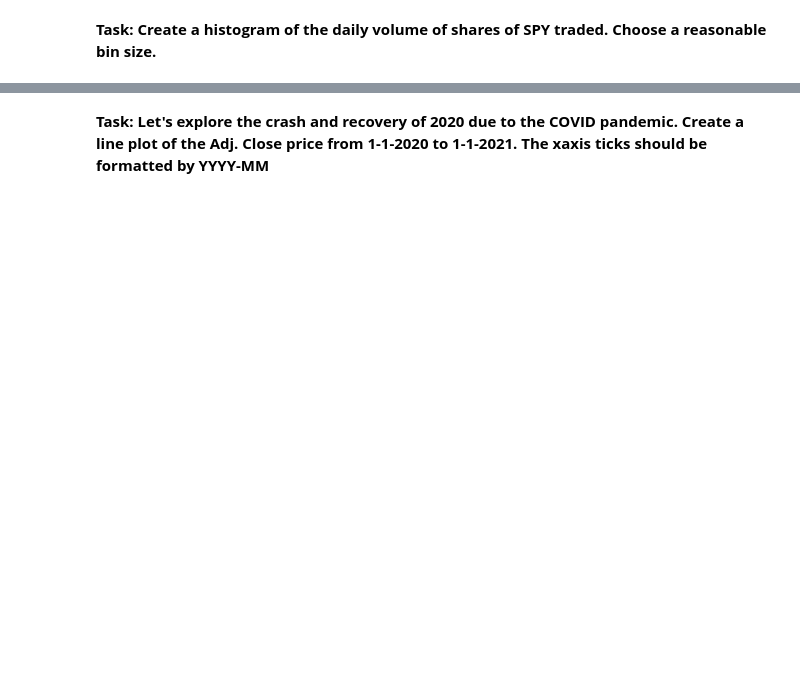
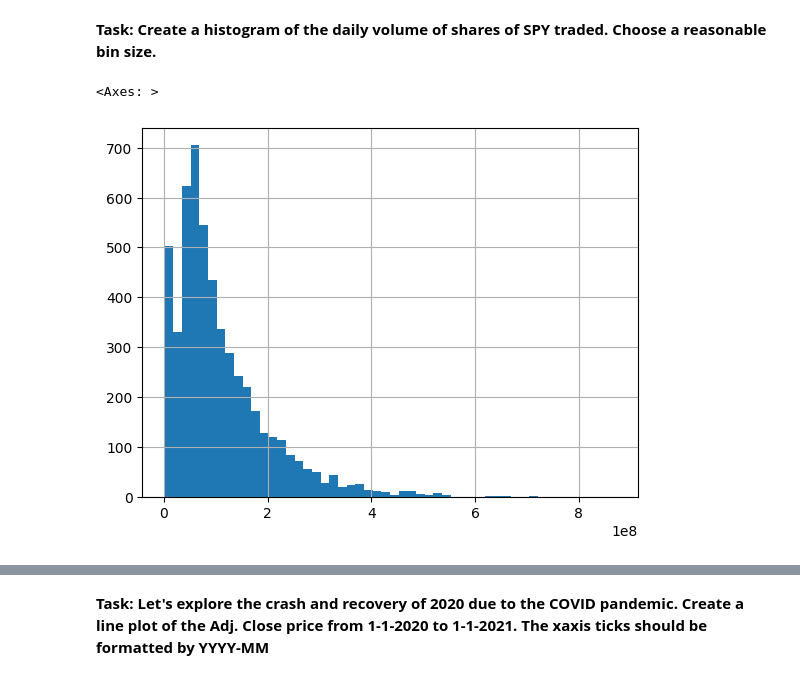
Before and after one commit to gurezende/Quant_Finance, a Jupyter notebook: exercises/06-Pandas-and-Finance-Exercise .ipynb, the cells around one changed output, grey strips where cells are left out. Drawn from its saved outputs; the diff is of its cells as text; code cells hidden in the pictures; blank space fills up the shorter version.

```diff
--- a/exercises/06-Pandas-and-Finance-Exercise .ipynb
+++ b/exercises/06-Pandas-and-Finance-Exercise .ipynb
@@ -88,4 +92,7 @@ memory usage: 289.0 KB
 # %% [markdown]
 **Task: Create a histogram of the daily volume of shares of SPY traded. Choose a reasonable bin size.**
 # %%
-# CODE HERE
+df.Volume.hist(bins=52)
+# %% [output]
+<Axes: >
+[figure, added]
```
Also changed, not shown: parts of 38 cells of this notebook, 1 other file.
